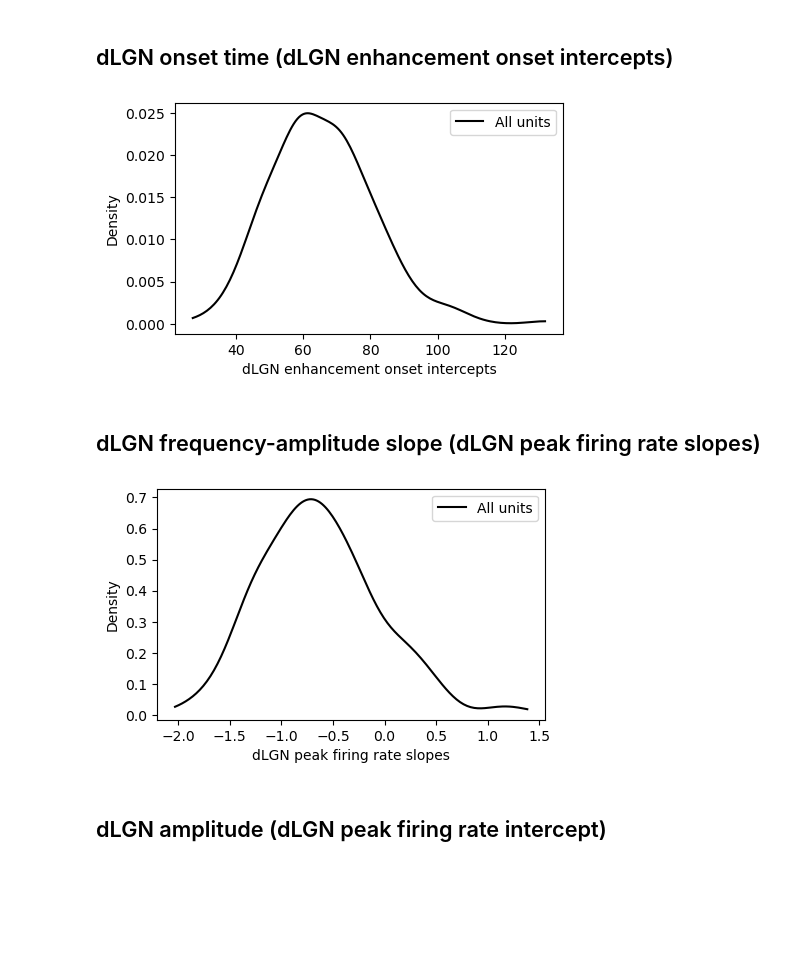
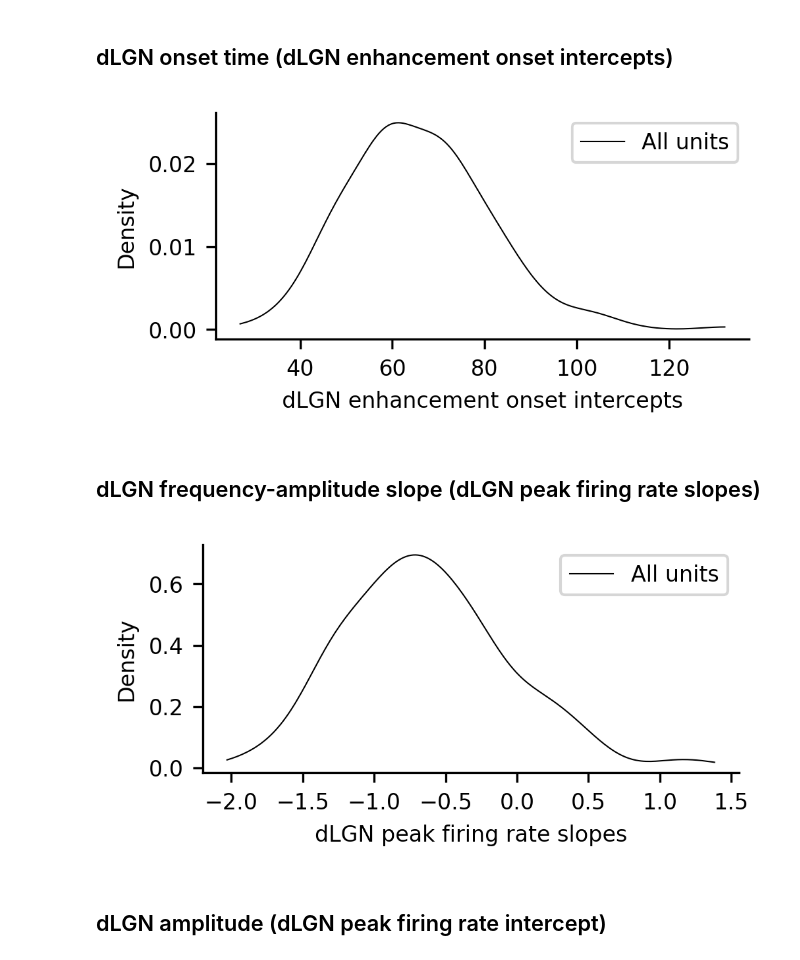
Before and after one commit to Elsayedaa/synergistic_geniculocortical_circuit_model, a Jupyter notebook: analysis/6.1_ephys_data_estimate_distributions.ipynb, the cells around one changed output. Saved outputs shown, nothing was run; the diff lists cells and outputs as text; code cells hidden in the pictures; blank space fills up the shorter version.

```diff
--- a/analysis/6.1_ephys_data_estimate_distributions.ipynb
+++ b/analysis/6.1_ephys_data_estimate_distributions.ipynb
@@ -15,3 +13,7 @@ from useful_functions import get_single_unit_prediction_params
+# %%
+plt.rcParams['figure.dpi'] = 300
+fontsize = 8
+linewidth = 0.5
 # %%
 ## load the data
 
@@ -26,28 +28,18 @@ for key in datasets.keys():
 
     summary_data = {}
 
-    data_path = os.path.join('c:\\',*os.getcwd().split('\\')[1:-2], f'data_{model}.csv')
+    data_path = os.path.join('c:\\', *os.getcwd().split('\\')[1:-1], 'project_datafiles', 'data_1.csv')
     summary_data[f'data_{model}'] = pd.read_csv(data_path).drop(columns = 'Unnamed: 0')
 
-    try:
-        unitwise_path = os.path.join('c:\\',*os.getcwd().split('\\')[1:-2], f'm{model}_{key}_unitwise_params.csv')
-        summary_data[f'm{model}_unitwise_params'] = pd.read_csv(unitwise_path).drop(columns = 'Unnamed: 0')
+
+    unitwise_path = os.path.join('c:\\', *os.getcwd().split('\\')[1:-1], 'project_datafiles', f'm1_{key}_unitwise_params.csv')
+    summary_data[f'm{model}_unitwise_params'] = pd.read_csv(unitwise_path).drop(columns = 'Unnamed: 0')
 
 
-        fixef_path = os.path.join('c:\\',*os.getcwd().split('\\')[1:-2], f'm{model}_{key}_fixed_effects.csv')
-        summary_data[f'm{model}_fixed_effects'] = pd.read_csv(fixef_path).rename(
-            columns = {f'fixef(model_{model})':'fixef', 'Unnamed: 0': 'name'}
-        )
-
-    except FileNotFoundError:
-        unitwise_path = os.path.join('c:\\',*os.getcwd().split('\\')[1:-2], 'oldversions', f'm{model}_{key}_unitwise_params.csv')
-        summary_data[f'm{model}_unitwise_params'] = pd.read_csv(unitwise_path).drop(columns = 'Unnamed: 0')
-
-
-        fixef_path = os.path.join('c:\\',*os.getcwd().split('\\')[1:-2], 'oldversions', f'm{model}_{key}_fixed_effects.csv')
-        summary_data[f'm{model}_fixed_effects'] = pd.read_csv(fixef_path).rename(
-            columns = {f'fixef(model_{model})':'fixef', 'Unnamed: 0': 'name'}
-        )
+    fixef_path = os.path.join('c:\\', *os.getcwd().split('\\')[1:-1], 'project_datafiles', f'm1_{key}_fixed_effects.csv')
+    summary_data[f'm{model}_fixed_effects'] = pd.read_csv(fixef_path).rename(
+        columns = {f'fixef(model_{model})':'fixef', 'Unnamed: 0': 'name'}
+    )
 
     prediction_params = {}
     prediction_params[f'model_{model}'] = {
@@ -250,24 +257,28 @@ dlgn_onset_intercepts =  datasets['onset'][f'model_{model}'].loc[
     & ( datasets['peakrate'][f'model_{model}'].sign == 'enhancement')
 ].intercept_u.values
 # %%
-fig, ax = plt.subplots(figsize = (5,3))
+fig, ax = plt.subplots(figsize = (3.5,1.5))
 
 x = np.linspace(
     dlgn_onset_intercepts.min(),
     dlgn_onset_intercepts.max(),
     200
 )
 
+ax.spines['top'].set_visible(False)
+ax.spines['right'].set_visible(False)
+ax.tick_params(labelsize = fontsize)
+
 kde = gaussian_kde(dlgn_onset_intercepts)
 y = kde(x)
-ax.plot(x,y, label = 'All units', color = 'black')
+ax.plot(x,y, label = 'All units', color = 'black', linewidth = linewidth)
 
-ax.legend()
-ax.set_xlabel("dLGN enhancement onset intercepts")
-ax.set_ylabel("Density")
+ax.legend(fontsize = fontsize)
+ax.set_xlabel("dLGN enhancement onset intercepts", fontsize = fontsize)
+ax.set_ylabel("Density", fontsize = fontsize)
 plt.show()
 # %% [output]
-[figure, old version]
+[figure, new version]
 # %% [markdown]
 ## dLGN frequency-amplitude slope (dLGN peak firing rate slopes)
 # %%
@@ -276,7 +287,7 @@ dlgn_peakrate_slopes =  datasets['peakrate'][f'model_{model}'].loc[
     & ( datasets['peakrate'][f'model_{model}'].sign == 'enhancement')
 ].slope_u.values
 # %%
-fig, ax = plt.subplots(figsize = (5,3))
+fig, ax = plt.subplots(figsize = (3.5,1.5))
 
 x = np.linspace(
     dlgn_peakrate_slopes.min(),
@@ -284,16 +295,20 @@ x = np.linspace(
     200
 )
 
+ax.spines['top'].set_visible(False)
+ax.spines['right'].set_visible(False)
+ax.tick_params(labelsize = fontsize)
+
 kde = gaussian_kde(dlgn_peakrate_slopes)
 y = kde(x)
-ax.plot(x,y, label = 'All units', color = 'black')
+ax.plot(x,y, label = 'All units', color = 'black', linewidth = linewidth)
 
-ax.legend()
-ax.set_xlabel("dLGN peak firing rate slopes")
-ax.set_ylabel("Density")
+ax.legend(fontsize = fontsize)
+ax.set_xlabel("dLGN peak firing rate slopes", fontsize = fontsize)
+ax.set_ylabel("Density", fontsize = fontsize)
 plt.show()
 # %% [output]
-[figure, old version]
+[figure, new version]
 # %% [markdown]
 ## dLGN amplitude (dLGN peak firing rate intercept)
 # %%
```
Also changed, not shown: parts of 9 cells of this notebook, 3 other files.
